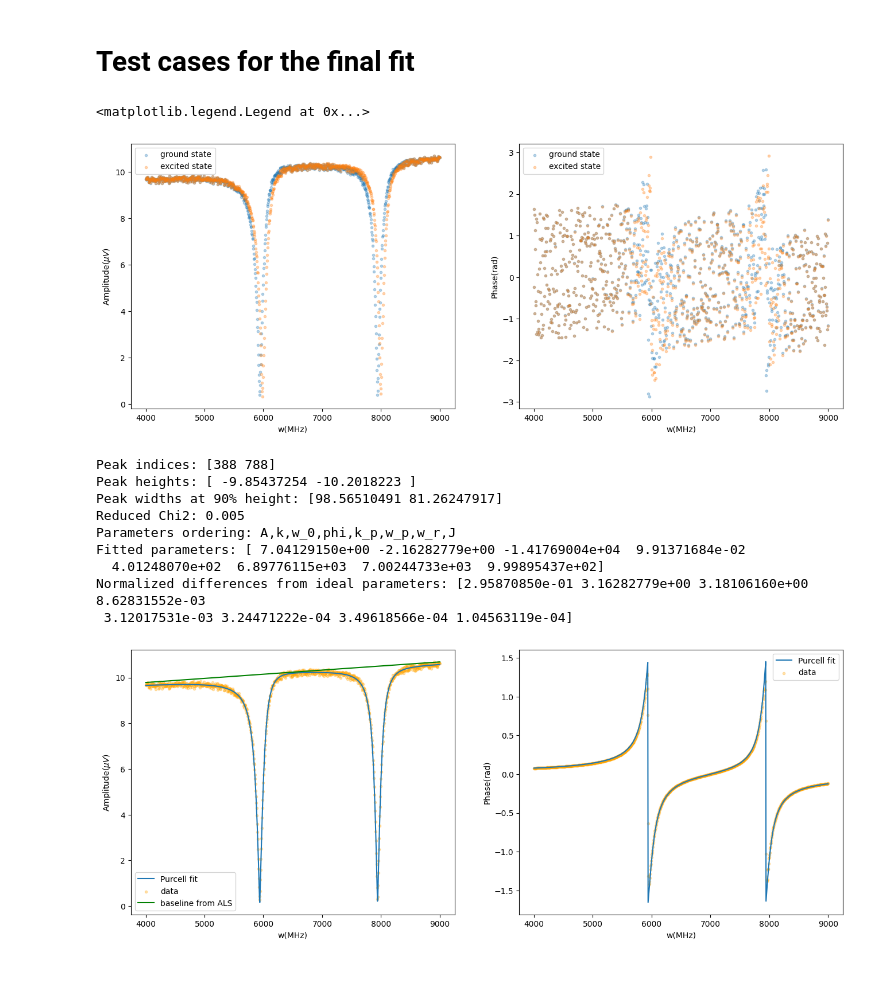
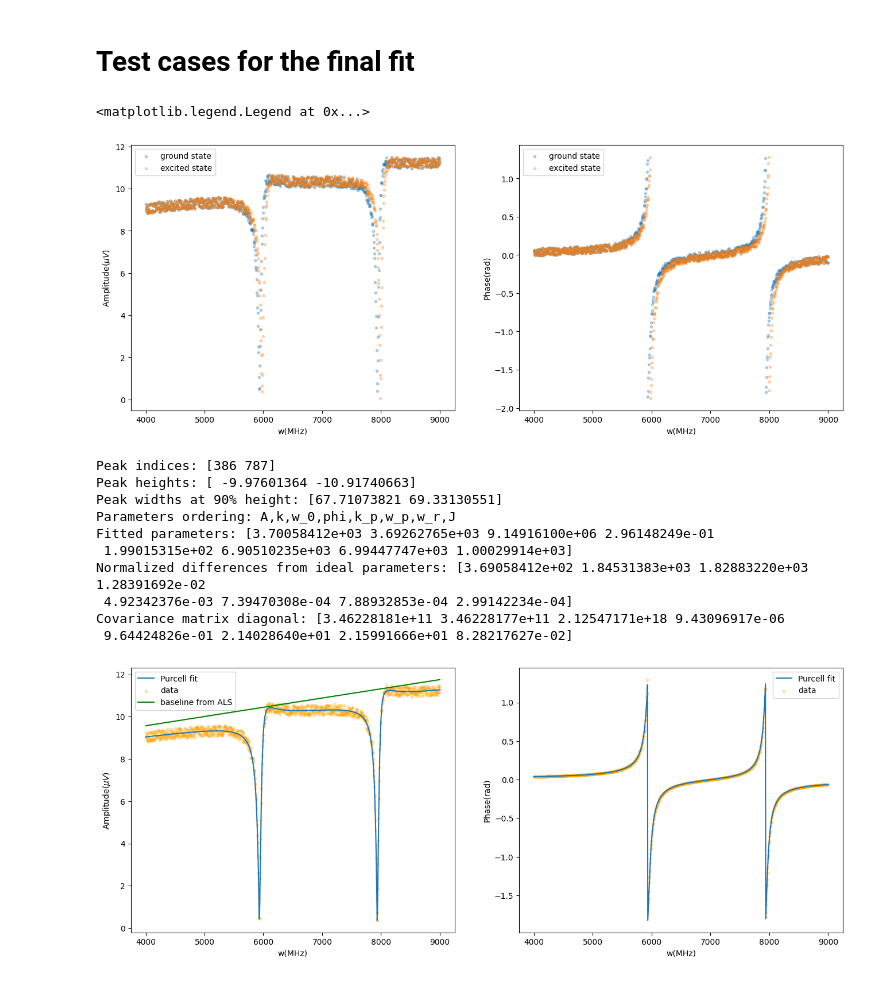
Before and after one commit to Giuhcs/purcell_filter_model, a Jupyter notebook: main.ipynb, the cells around one changed output. Drawn from its saved outputs; the diff is of its cells as text; code cells hidden in the pictures.

Commit message:
changing from least_square to curve_fit

```diff
--- a/main.ipynb
+++ b/main.ipynb
@@ -549,52 +549,42 @@ from importlib import reload
 import purcell
 
 reload(purcell)
 
 from purcell import s_out_in
 
 # range of frequencies
 x = (1e3)*np.linspace(4,9,1001)
 
 # convention for parameters ordering: A,k,w_0,phi,k_p,w_p,w_r,J
-params_0 = [10,1,tilted_x.mean(),0.1,4e2,6.9e3,7e3,1000] # for ground state 0
-params_1 = [10,1,tilted_x.mean(),0.1,4e2,6.9e3,7.1e3,1000] # for excited state 1
+params_0 = [10,2,5000,0.3,2e2,6.9e3,7e3,1000] # for ground state 0
+params_1 = [10,2,5000,0.3,2e2,6.9e3,7.1e3,1000] # for excited state 1
 
 data_0 = s_out_in(x, *params_0)
 data_1 = s_out_in(x, *params_1)
 
 # adding noise and error bars
-noise_in_i = (random(len(data_0))-0.5)/2
-noise_in_q = (random(len(data_0))-0.5)/2
-amp_noise = np.sqrt(noise_in_i**2+noise_in_q**2)
-phase_noise = np.arctan(noise_in_i/noise_in_q)
-# data_error_bars = [0.5]*len(tilted_data_0) # errorbars might not be realistic if we average in the electronics
+amp_noise = (random(len(data_0))-0.5)/2
+phase_noise = (random(len(data_0))-0.5)/10
 
 # Create figure with 1 row, 2 columns
 fig, axes = plt.subplots(1, 2, figsize=(16, 6))
 
 # Left subplot: absolute amplitude
-axes[0].scatter(x,abs(data_0)+amp_noise, label="ground state", marker=".", alpha=0.3)
-axes[0].scatter(x,abs(data_1)+amp_noise, label="excited state", marker=".", alpha=0.3)
+axes[0].scatter(x,abs(data_0) + amp_noise, label="ground state", marker=".", alpha=0.3)
+axes[0].scatter(x,abs(data_1) + amp_noise, label="excited state", marker=".", alpha=0.3)
 axes[0].set_ylabel(r"Amplitude($\mu V$)")
 axes[0].set_xlabel("w(MHz)")
 axes[0].legend()
 
 # Right subplot: phase
-axes[1].scatter(x,np.angle(data_0)+phase_noise, label="ground state",marker=".", alpha=0.3)
-axes[1].scatter(x,np.angle(data_1)+phase_noise, label="excited state",marker=".", alpha=0.3)
+axes[1].scatter(x,np.angle(data_0) + phase_noise, label="ground state",marker=".", alpha=0.3)
+axes[1].scatter(x,np.angle(data_1) + phase_noise, label="excited state",marker=".", alpha=0.3)
 axes[1].set_ylabel("Phase(rad)")
 axes[1].set_xlabel("w(MHz)")
 axes[1].legend()
-
-# plotting synthetical data
-# plt.errorbar(tilted_x,abs(tilted_data_0)+noise, yerr=tilted_data_error_bars, label="ground state",fmt=".", capsize=3, ecolor="gray", alpha=0.4)
-# plt.errorbar(tilted_x,abs(tilted_data_1)+noise, yerr=tilted_data_error_bars, label="excited state",fmt=".", capsize=3, ecolor="gray", alpha=0.4)
-# plt.xlabel("w(MHz)")
-# plt.ylabel("Signal amplitude")
-# plt.legend()
 # %% [output]
 <matplotlib.legend.Legend at 0x...>
-[figure, old version]
+[figure, new version]
 # %%
 from importlib import reload
 import purcell
@@ -603,19 +593,20 @@ reload(purcell)
 
 from purcell import fit_purcell
 
-red_chi2, params = fit_purcell(frequencies=x, data=data_0+amp_noise)
-print(f"Reduced Chi2: {red_chi2:.3f}")
+cov, params = fit_purcell(frequencies=x, data=data_0+amp_noise)
 print("Parameters ordering: A,k,w_0,phi,k_p,w_p,w_r,J")
 print(f"Fitted parameters: {params}")
 print(f"Normalized differences from ideal parameters: {abs(params-params_0)/params_0}")
+print(f"Covariance matrix diagonal: {np.diag(cov)}")
 # %% [output]
-Peak indices: [388 788]
-Peak heights: [ -9.85437254 -10.2018223 ]
-Peak widths at 90% height: [98.56510491 81.26247917]
-Reduced Chi2: 0.005
+Peak indices: [386 787]
+Peak heights: [ -9.97601364 -10.91740663]
+Peak widths at 90% height: [67.71073821 69.33130551]
 Parameters ordering: A,k,w_0,phi,k_p,w_p,w_r,J
-Fitted parameters: [ 7.04129150e+00 -2.16282779e+00 -1.41769004e+04  9.91371684e-02
-  4.01248070e+02  6.89776115e+03  7.00244733e+03  9.99895437e+02]
-Normalized differences from ideal parameters: [2.95870850e-01 3.16282779e+00 3.18106160e+00 8.62831552e-03
- 3.12017531e-03 3.24471222e-04 3.49618566e-04 1.04563119e-04]
+Fitted parameters: [3.70058412e+03 3.69262765e+03 9.14916100e+06 2.96148249e-01
+ 1.99015315e+02 6.90510235e+03 6.99447747e+03 1.00029914e+03]
+Normalized differences from ideal parameters: [3.69058412e+02 1.84531383e+03 1.82883220e+03 1.28391692e-02
+ 4.92342376e-03 7.39470308e-04 7.88932853e-04 2.99142234e-04]
+Covariance matrix diagonal: [3.46228181e+11 3.46228177e+11 2.12547171e+18 9.43096917e-06
+ 9.64424826e-01 2.14028640e+01 2.15991666e+01 8.28217627e-02]
-[figure, old version]
+[figure, new version]
```
Also changed, not shown: 1 other file.
